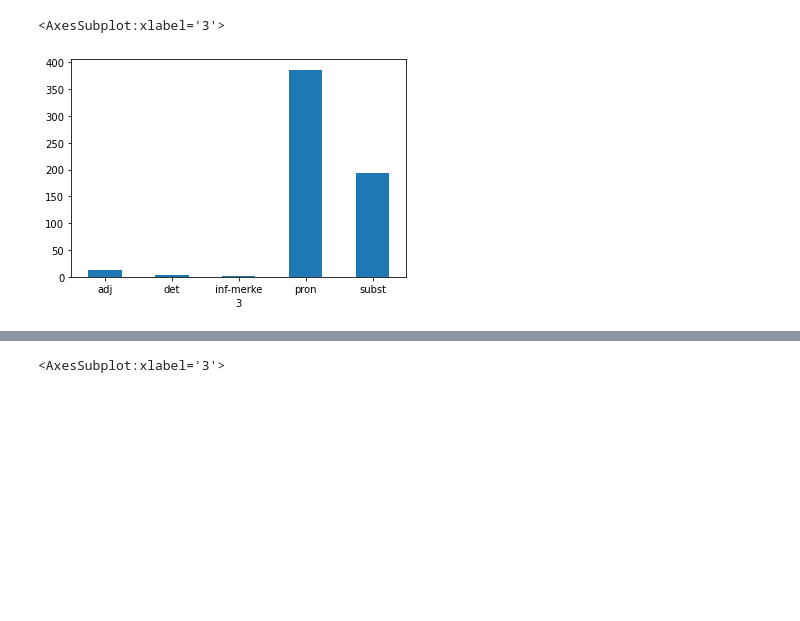
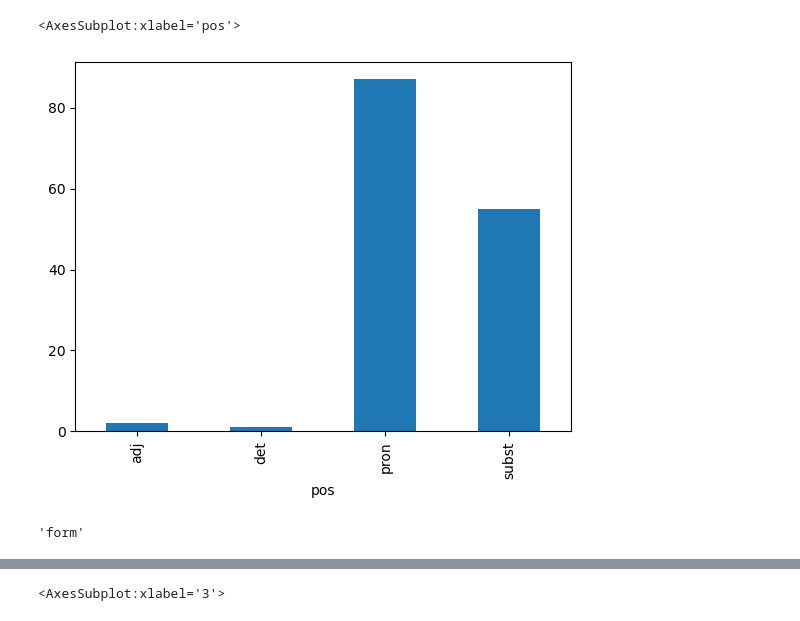
Before and after one commit to Yoonsen/NDT_analyse, a Jupyter notebook: ndt_distance.ipynb, the cells around one changed output, grey strips where cells are left out. Saved outputs shown, nothing was run; the diff lists cells and outputs as text; code cells hidden in the pictures; blank space fills up the shorter version.

```diff
--- a/ndt_distance.ipynb
+++ b/ndt_distance.ipynb
@@ -3,2 +5,2 @@ import pandas as pd
 # %%
-ndt_nob = pd.read_csv('NDT/ndt_1-0_nob.conll', sep='\t', header = None)
+ndt_nob = pd.read_csv('NDT/ndt_nob.csv', index_col = 0)
@@ -25,6 +34,10 @@ ndt_nob.head(50)
 # %%
-ndt_nob[ndt_nob[7].isin(['IOBJ'])].groupby(3)[0].count().plot(kind='bar', rot = 0)
+ndt_nob[ndt_nob['deprel'].isin(['IOBJ'])].groupby('pos')['token_id'].count().plot(kind='bar')
 # %% [output]
-<AxesSubplot:xlabel='3'>
+<AxesSubplot:xlabel='pos'>
-[figure, old version]
+[figure, new version]
+# %%
+ndt_nob.columns[3]
+# %% [output]
+'form'
 # %%
```
Also changed, not shown: parts of 32 cells of this notebook, 3 other files.
